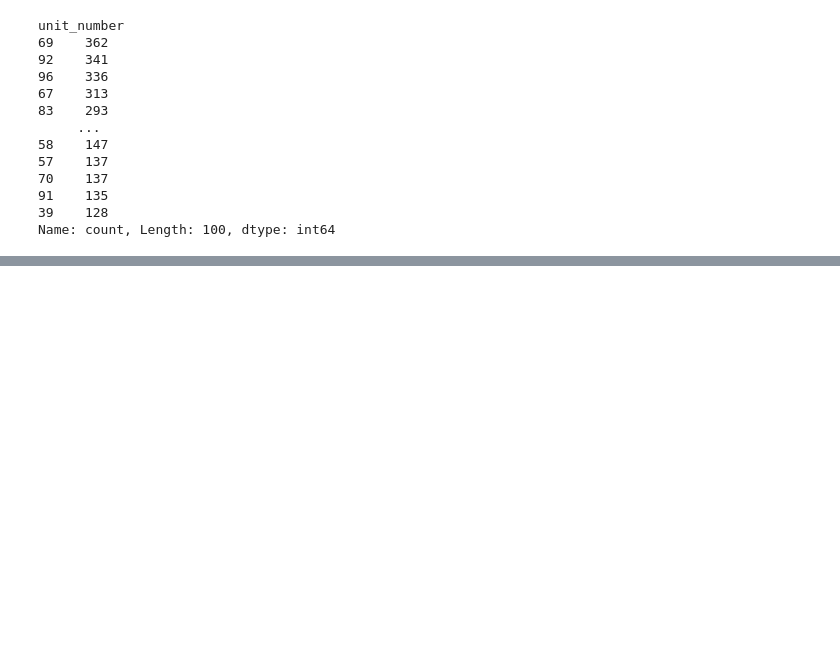
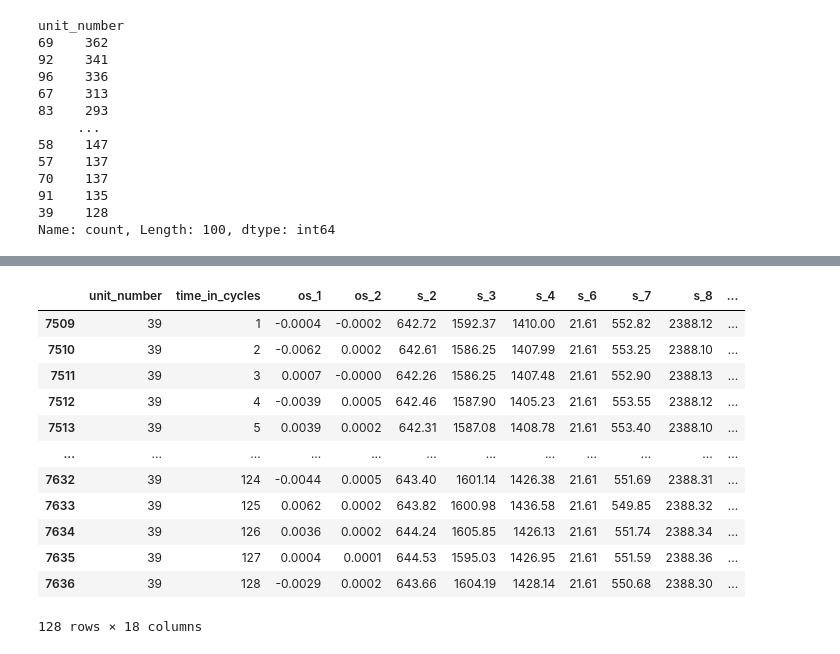
Before and after one commit to berkaylacinkaya/NASA_CMAPSS_TURBOFAN_ENGINE-PdM-, a Jupyter notebook: main.ipynb, the cells around one changed output, grey strips where cells are left out. Cells and saved outputs as stored; diff of their text form; code cells hidden in the pictures; blank space fills up the shorter version.

```diff
--- a/main.ipynb
+++ b/main.ipynb
@@ -113,2 +304,17 @@ machine_2_df = df.loc[df["unit_number"]==failure_cycles.sort_values().index[50]]
 # %%
 machine_3_df = df.loc[df["unit_number"]==failure_cycles.idxmin()]
+machine_3_df
+# %% [output]
+|  | unit_number | time_in_cycles | os_1 | os_2 | s_2 | s_3 | s_4 | s_6 | s_7 | s_8 | ... |
+| 7509 | 39 | 1 | -0.0004 | -0.0002 | 642.72 | 1592.37 | 1410.00 | 21.61 | 552.82 | 2388.12 | ... |
+| 7510 | 39 | 2 | -0.0062 | 0.0002 | 642.61 | 1586.25 | 1407.99 | 21.61 | 553.25 | 2388.10 | ... |
+| 7511 | 39 | 3 | 0.0007 | -0.0000 | 642.26 | 1586.25 | 1407.48 | 21.61 | 552.90 | 2388.13 | ... |
+| 7512 | 39 | 4 | -0.0039 | 0.0005 | 642.46 | 1587.90 | 1405.23 | 21.61 | 553.55 | 2388.12 | ... |
+| 7513 | 39 | 5 | 0.0039 | 0.0002 | 642.31 | 1587.08 | 1408.78 | 21.61 | 553.40 | 2388.10 | ... |
+| ... | ... | ... | ... | ... | ... | ... | ... | ... | ... | ... | ... |
+| 7632 | 39 | 124 | -0.0044 | 0.0005 | 643.40 | 1601.14 | 1426.38 | 21.61 | 551.69 | 2388.31 | ... |
+| 7633 | 39 | 125 | 0.0062 | 0.0002 | 643.82 | 1600.98 | 1436.58 | 21.61 | 549.85 | 2388.32 | ... |
+| 7634 | 39 | 126 | 0.0036 | 0.0002 | 644.24 | 1605.85 | 1426.13 | 21.61 | 551.74 | 2388.34 | ... |
+| 7635 | 39 | 127 | 0.0004 | 0.0001 | 644.53 | 1595.03 | 1426.95 | 21.61 | 551.59 | 2388.36 | ... |
+| 7636 | 39 | 128 | -0.0029 | 0.0002 | 643.66 | 1604.19 | 1428.14 | 21.61 | 550.68 | 2388.30 | ... |
+128 rows × 18 columns
```
Also changed, not shown: parts of 21 cells of this notebook.
